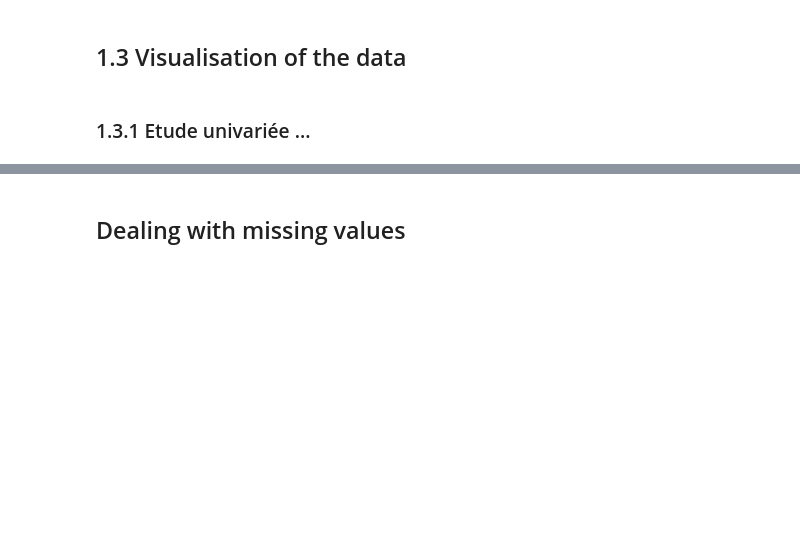
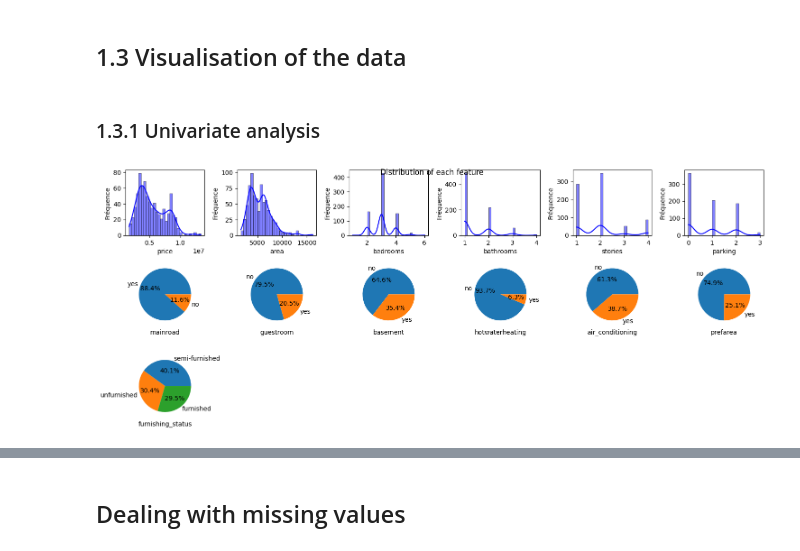
Before and after one commit to Rachadja/house_pricing, a Jupyter notebook: notebook.ipynb, the cells around one changed output, grey strips where cells are left out. Saved outputs shown, nothing was run; the diff lists cells and outputs as text; code cells hidden in the pictures; blank space fills up the shorter version.

```diff
--- a/notebook.ipynb
+++ b/notebook.ipynb
@@ -125,4 +123,12 @@ dtype: int64
 # %% [markdown]
 ## 1.3 Visualisation of the data
 # %% [markdown]
-### 1.3.1 Etude univariée ...
+### 1.3.1 Univariate analysis
+# %%
+# We import the
+from src.figures.__init__ import univariate_analysis
+
+# Displaying the distribution of each feature
+univariate_analysis(df)
+# %% [output]
+[figure, added]
```
Also changed, not shown: parts of 15 cells of this notebook, 3 other files.
